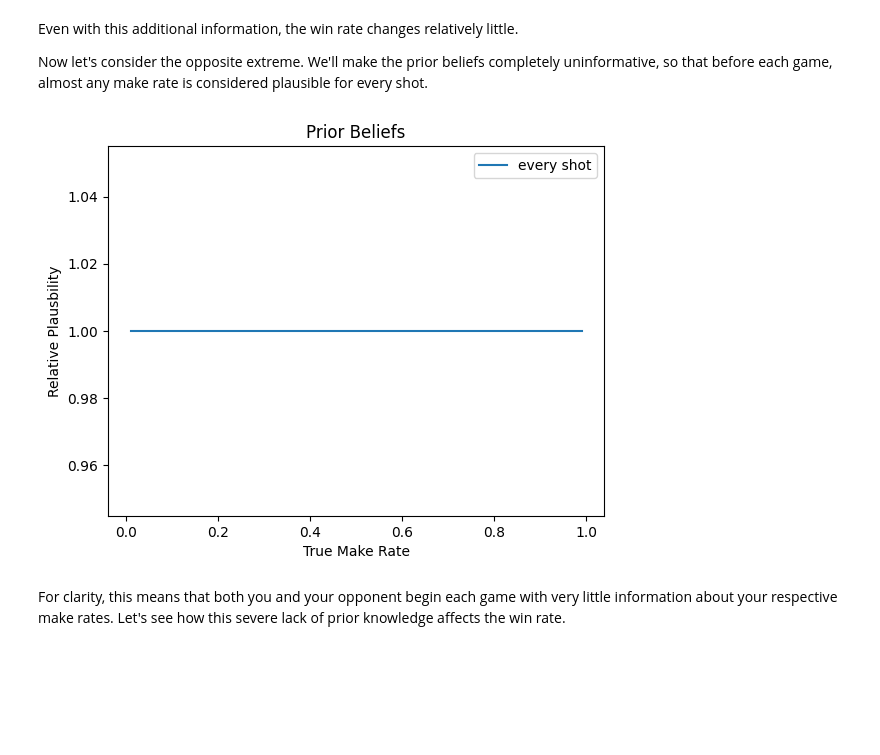
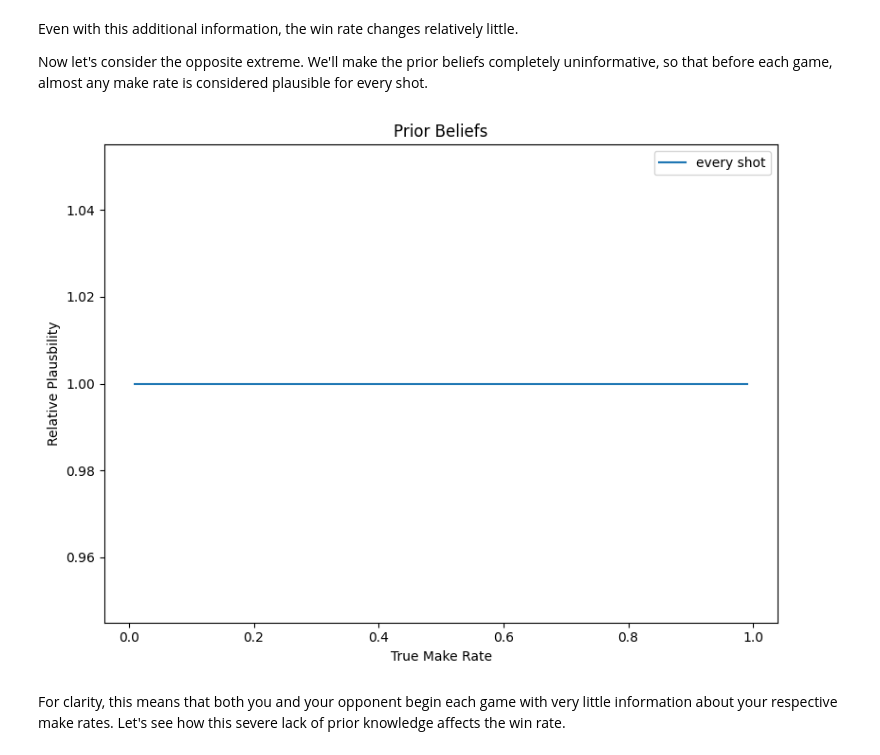
Before and after one commit to SamFarhi/horse-bayesian-strategy, a Jupyter notebook: HORSE.ipynb, the cells around one changed output. Saved outputs shown, nothing was run; the diff lists cells and outputs as text; code cells hidden in the pictures; blank space fills up the shorter version.

```diff
--- a/HORSE.ipynb
+++ b/HORSE.ipynb
@@ -695,15 +708,17 @@ Now let's consider the opposite extreme. We'll make the prior beliefs completely
 # %%
 # Plot uninformative (overlapping) prior beliefs.
 set_stats((1,1),(1,1),(1,1),(1,1),(1,1),(1,1),(1,1),(1,1))
 
+plt.figure(figsize=(8, 6))
 plt.plot(Pmf(beta.pdf(make_qs,1,1), make_qs), label = 'every shot')
 plt.legend()
 plt.title('Prior Beliefs')
 plt.ylabel('Relative Plausbility')
 plt.xlabel('True Make Rate')
+plt.tight_layout()
 plt.show()
 # %% [output]
-[figure, old version]
+[figure, new version]
 # %% [markdown]
 For clarity, this means that both you and your opponent begin each game with very little information about your respective make rates. Let's see how this severe lack of prior knowledge affects the win rate.
 # %%
```
Also changed, not shown: parts of 20 cells of this notebook.
